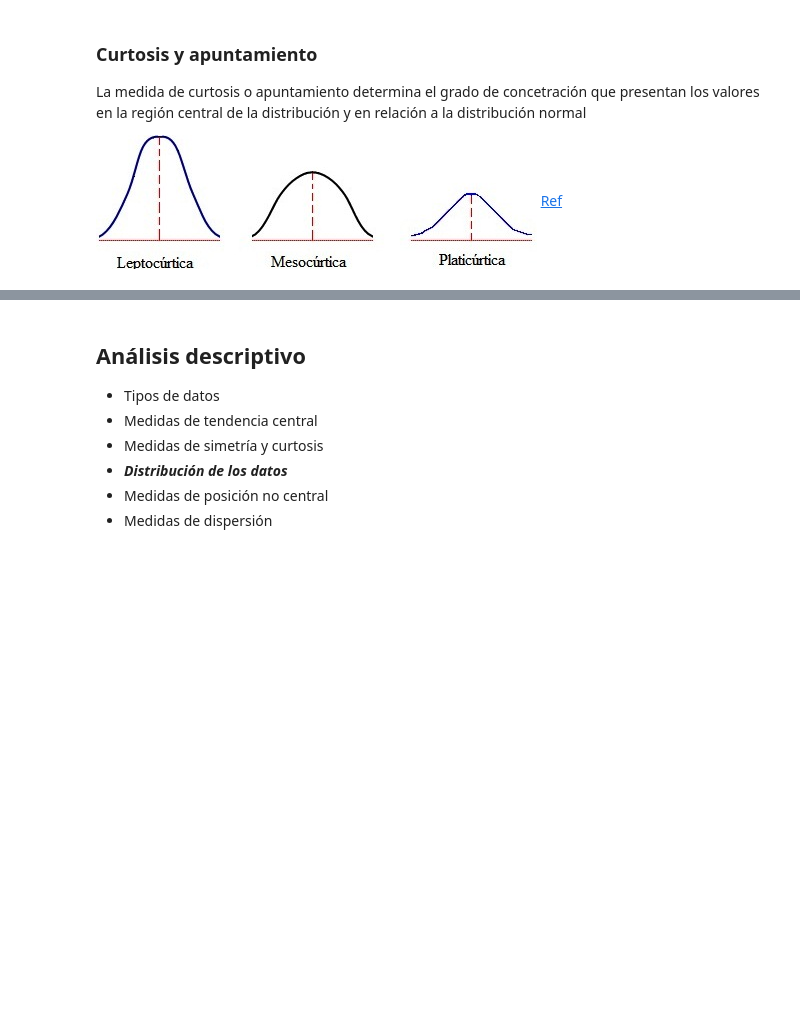
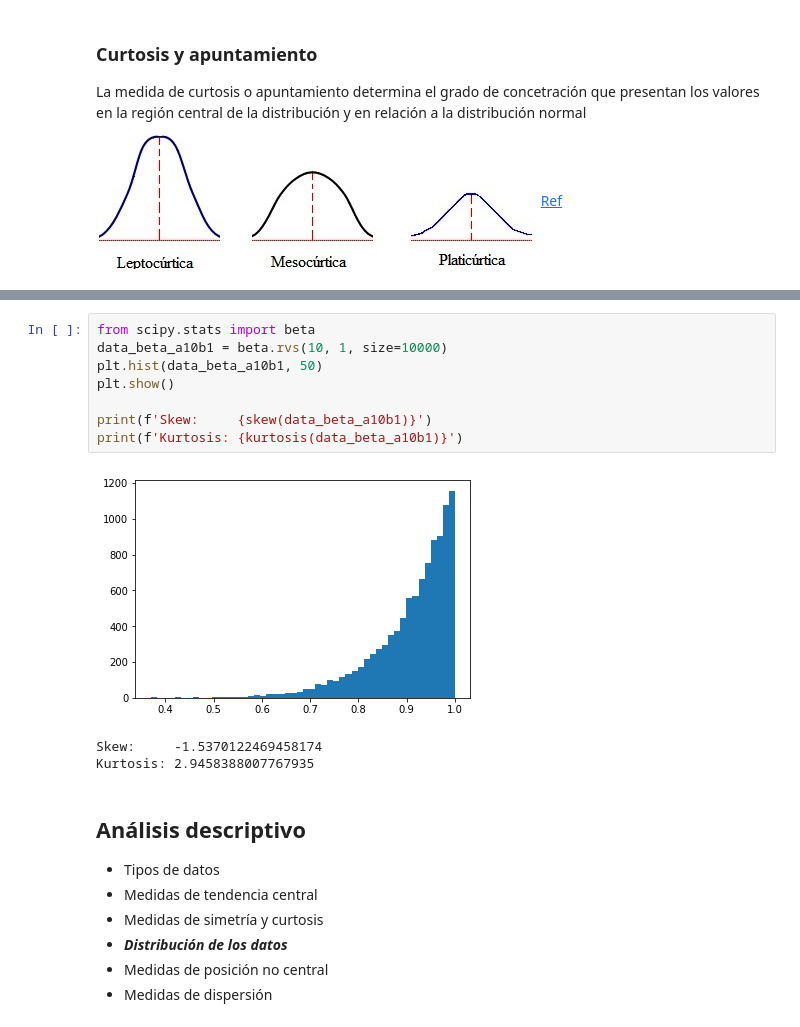
Before and after one commit to aliciapj/intro_ml_python, a Jupyter notebook: 2.1_conseguir_y_analizar_los_datos.ipynb, the cells around one changed output, grey strips where cells are left out. Saved outputs shown, nothing was run; the diff lists cells and outputs as text; blank space fills up the shorter version.

```diff
--- a/2.1_conseguir_y_analizar_los_datos.ipynb
+++ b/2.1_conseguir_y_analizar_los_datos.ipynb
@@ -195,3 +226,15 @@ sp.kurtosis(vals)
+# %%
+from scipy.stats import beta
+data_beta_a10b1 = beta.rvs(10, 1, size=10000)
+plt.hist(data_beta_a10b1, 50)
+plt.show()
+
+print(f'Skew:     {skew(data_beta_a10b1)}')
+print(f'Kurtosis: {kurtosis(data_beta_a10b1)}')
+# %% [output]
+[figure, added]
+Skew:     -1.5370122469458174
+Kurtosis: 2.9458388007767935
 # %% [markdown]
 ## Análisis descriptivo
 - Tipos de datos
```
Also changed, not shown: parts of 18 cells of this notebook, 22 other files.
